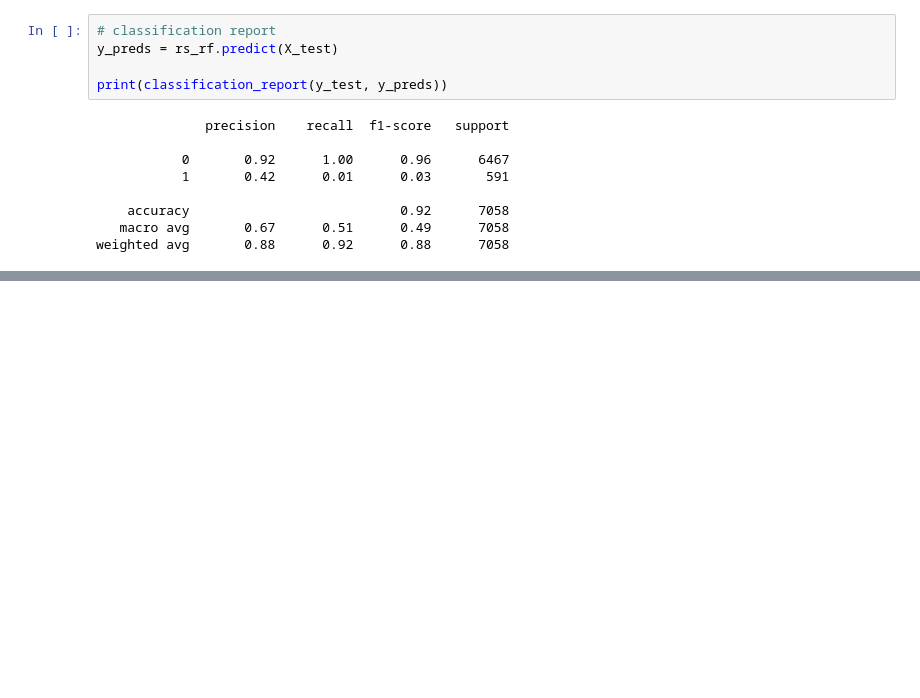
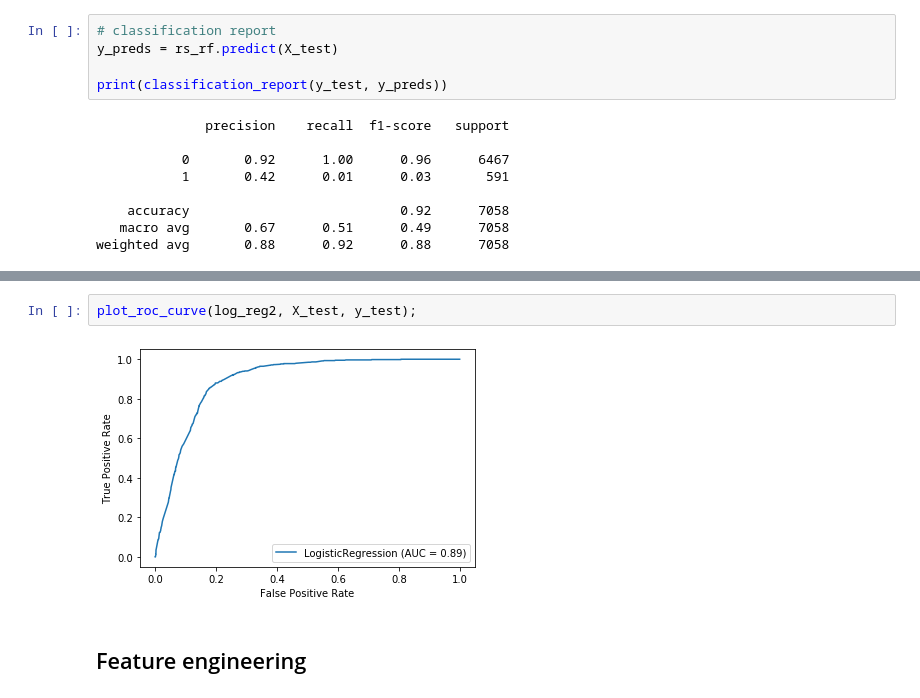
Before and after one commit to janinaschuhmacher/covid-19-data-analysis, a Jupyter notebook: Sample Project COVID-19.ipynb, the cells around one changed output, grey strips where cells are left out. Saved outputs shown, nothing was run; the diff lists cells and outputs as text; blank space fills up the shorter version.

```diff
--- a/Sample Project COVID-19.ipynb
+++ b/Sample Project COVID-19.ipynb
@@ -644,0 +823,6 @@ weighted avg       0.88      0.92      0.88      7058
+# %%
+plot_roc_curve(log_reg2, X_test, y_test);
+# %% [output]
+[figure, added]
+# %% [markdown]
+## Feature engineering
```
Also changed, not shown: parts of 45 cells of this notebook.
